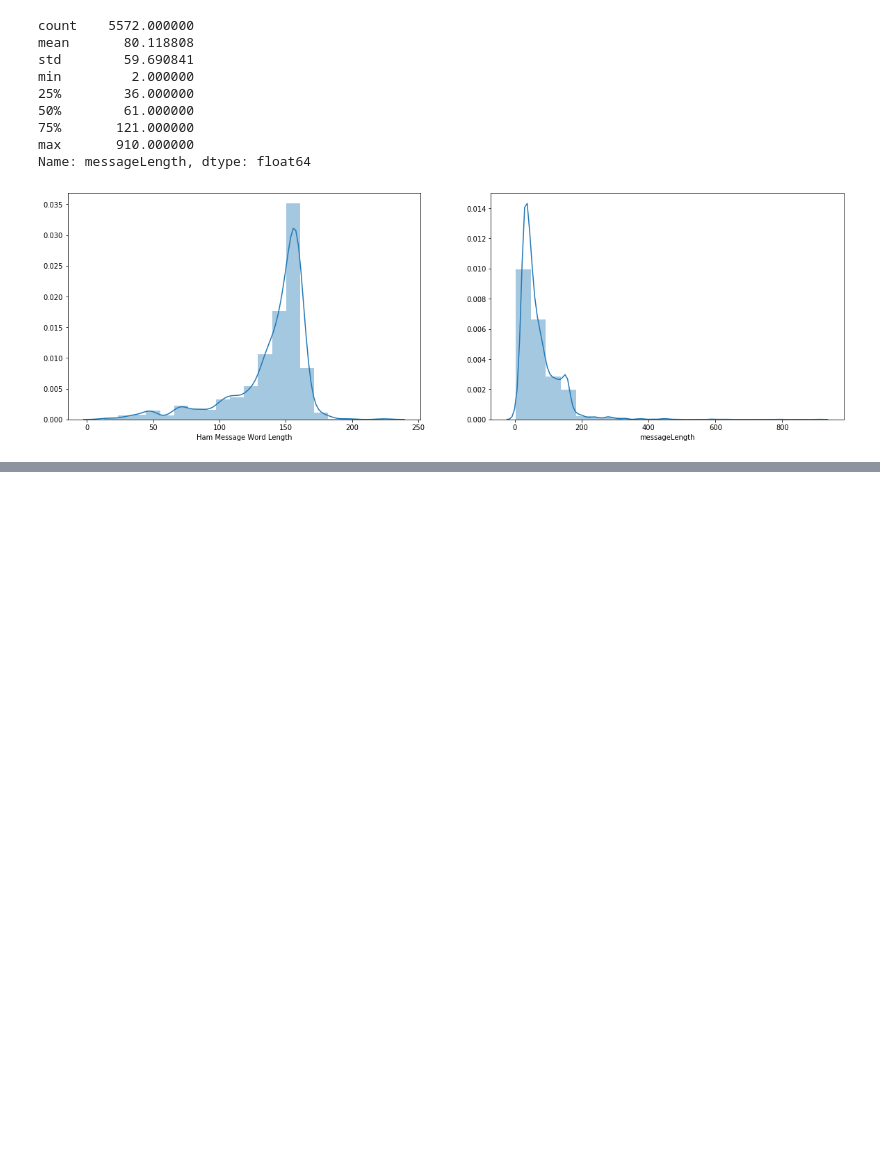
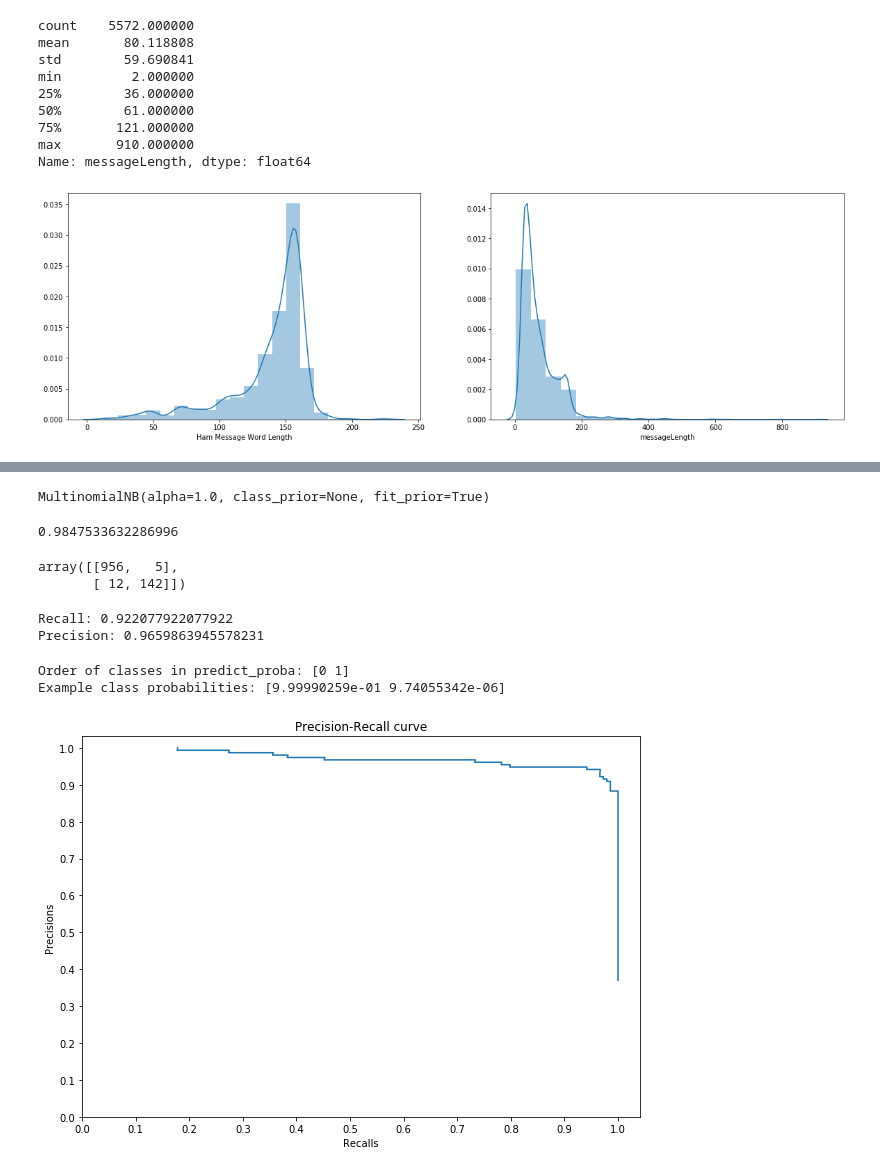
Before and after one commit to uabinf/nlp-fall-2019-project-tz_team, a Jupyter notebook: SpamDetection.ipynb, the cells around one changed output, grey strips where cells are left out. Drawn from its saved outputs; the diff is of its cells as text; code cells hidden in the pictures; blank space fills up the shorter version.

Commit message:
training and evaluating model

```diff
--- a/SpamDetection.ipynb
+++ b/SpamDetection.ipynb
@@ -198,0 +265,4 @@ plt.show()
+# %%
+# tokenized test documents
+dtm_test = couvec.transform(features_test)
+print("Shape of dtm_test:", dtm_test.shape)
@@ -198,0 +273,9 @@ plt.show()
+# %%
+# import and instantiate Multinomial Naive Bayes model
+from sklearn.naive_bayes import MultinomialNB
+nb = MultinomialNB()
+# %%
+# train the model
+nb.fit(dtm_train, labels_train)
+# %% [output]
+MultinomialNB(alpha=1.0, class_prior=None, fit_prior=True)
@@ -198,0 +285,45 @@ plt.show()
+# %%
+# accuracy not an important metric when positive and negative classes are skewed
+from sklearn import metrics
+metrics.accuracy_score(labels_test, labels_pred)
+# %% [output]
+0.9847533632286996
+# %%
+# create confusion matrix to see precision and recall
+metrics.confusion_matrix(labels_test, labels_pred)
+# %% [output]
+array([[956,   5],
+       [ 12, 142]])
+# %%
+# percentage of total spam detected i.e.recall
+print("Recall:", metrics.recall_score(labels_test, labels_pred))
+# percentage of positive (spam) predictions that are correct i.e. precision
+print("Precision:", metrics.precision_score(labels_test, labels_pred))
+# %% [output]
+Recall: 0.922077922077922
+Precision: 0.9659863945578231
+# %%
+print("Order of classes in predict_proba:", nb.classes_)
+print("Example class probabilities:", nb.predict_proba(dtm_test)[0])
+# %% [output]
+Order of classes in predict_proba: [0 1]
+Example class probabilities: [9.99990259e-01 9.74055342e-06]
+# %%
+# since only ~15% of labels are positive (spam), a precision-recall curve is more useful than
+# ROC curve
+labels_prob = nb.predict_proba(dtm_test)[:, 1]
+precisions, recalls, thresholds = metrics.precision_recall_curve(labels_test,
+                                                                 labels_prob)
+# %%
+# plotting precision-recall curve
+import matplotlib.pyplot as plt
+plt.figure(figsize=(10, 7))
+plt.plot(precisions[:-1], recalls[:-1])
+plt.xlabel("Recalls")
+plt.xticks(np.arange(0, 1.1, 0.1))
+plt.ylabel("Precisions")
+plt.yticks(np.arange(0, 1.1, 0.1))
+plt.title("Precision-Recall curve")
+plt.show()
+# %% [output]
+[figure, added]
```
Also changed, not shown: parts of 15 cells of this notebook.
